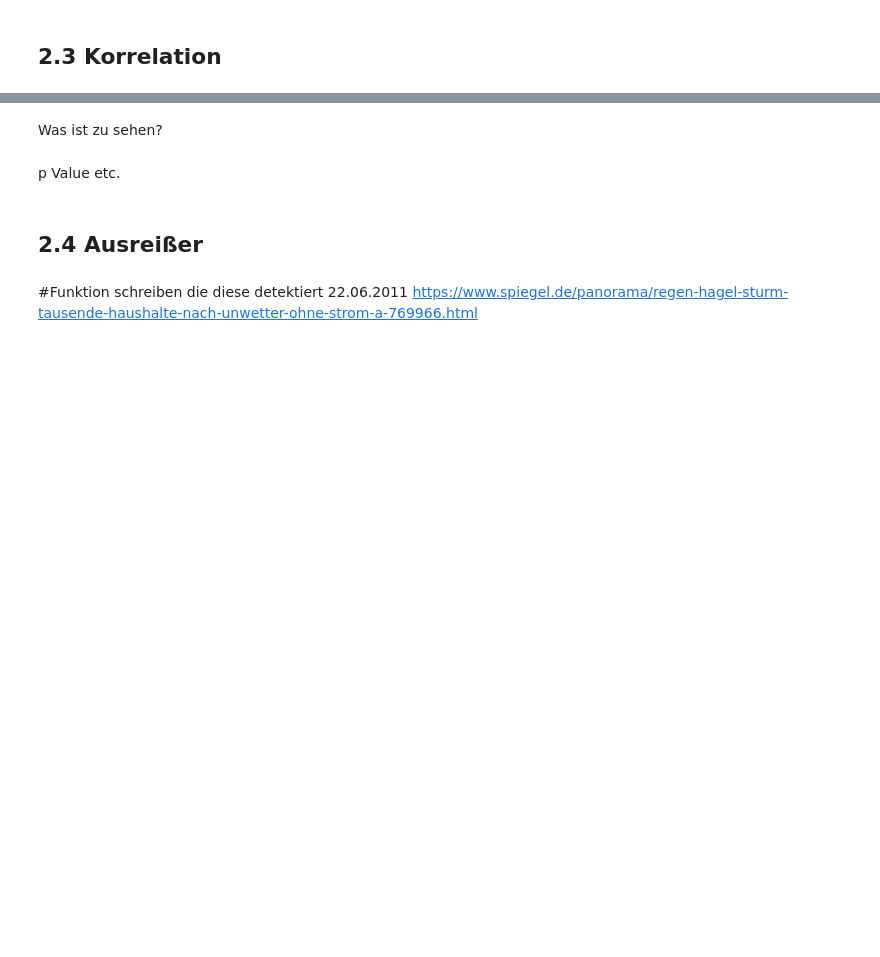
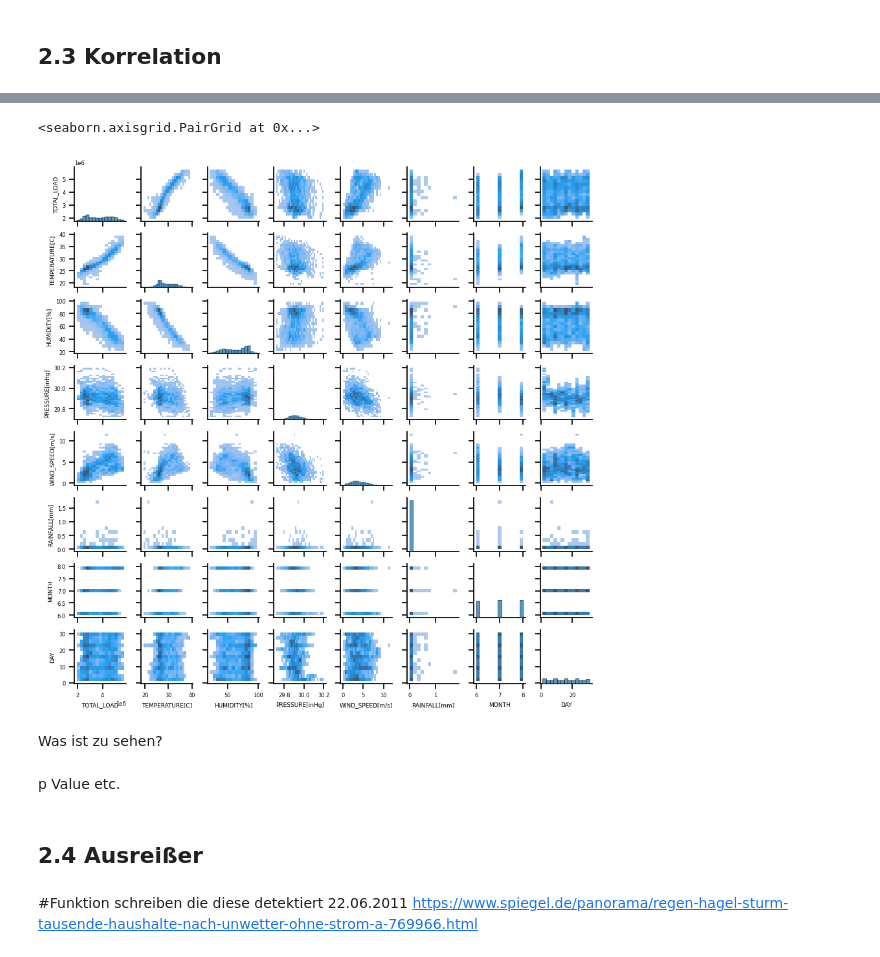
Before and after one commit to kathi-0815/ZRH_Project, a Jupyter notebook: project.ipynb, the cells around one changed output, grey strips where cells are left out. Saved outputs shown, nothing was run; the diff lists cells and outputs as text; code cells hidden in the pictures; blank space fills up the shorter version.

```diff
--- a/project.ipynb
+++ b/project.ipynb
@@ -320,3 +326,11 @@ Text(0.5, 1.0, 'Korrelationsmatrix der Wetter- und Stromdaten')
+# %%
+#Define settings for the pairplot
+sns.set_context("notebook", rc={"axes.labelsize": 6.5, "xtick.labelsize": 6, "ytick.labelsize": 6})
+
+sns.pairplot(weather_powerDF, height=1.1, kind="hist")
+# %% [output]
+<seaborn.axisgrid.PairGrid at 0x...>
+[figure, added]
 # %% [markdown]
 Was ist zu sehen?
 # %% [markdown]
```
Also changed, not shown: parts of 9 cells of this notebook.
